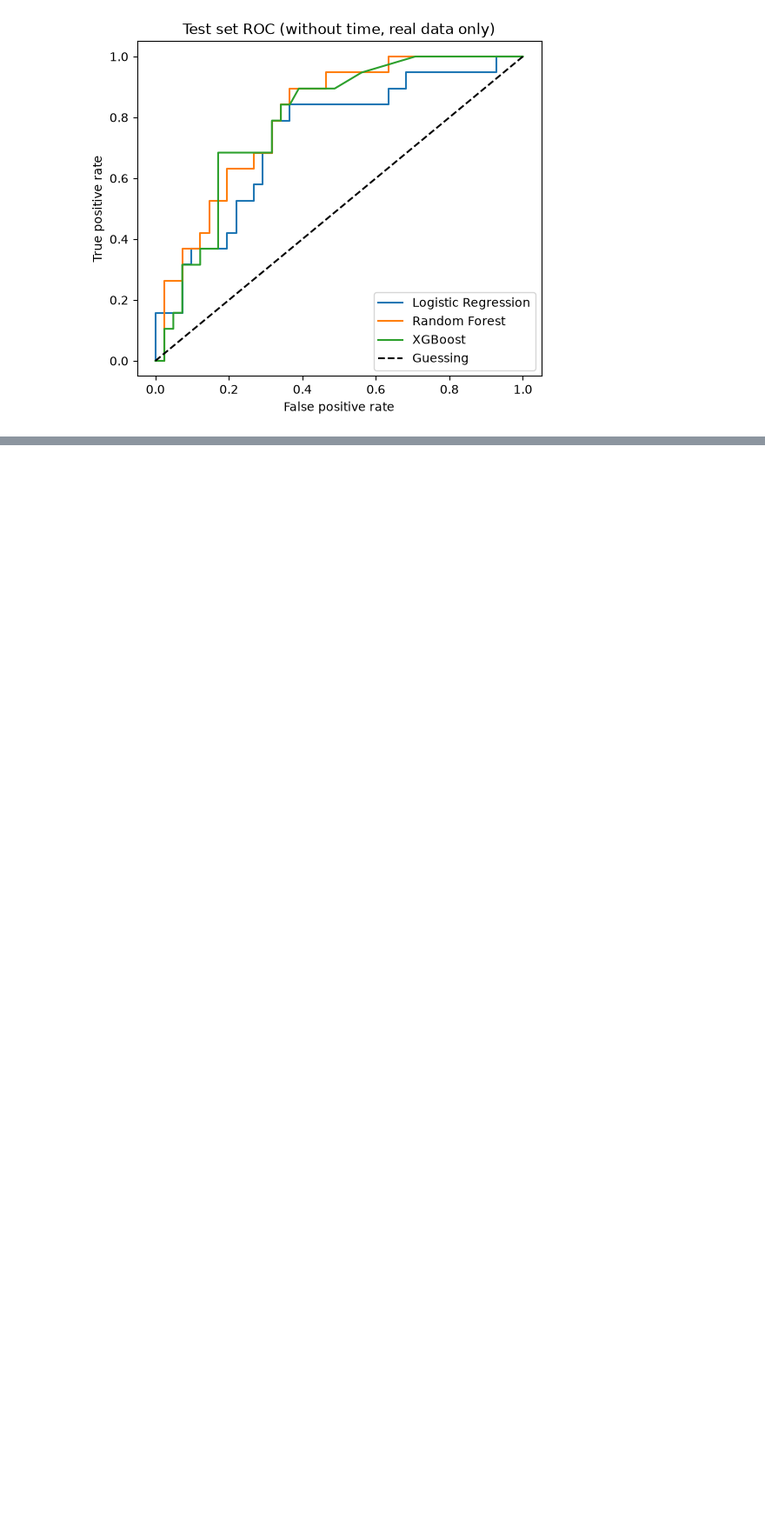
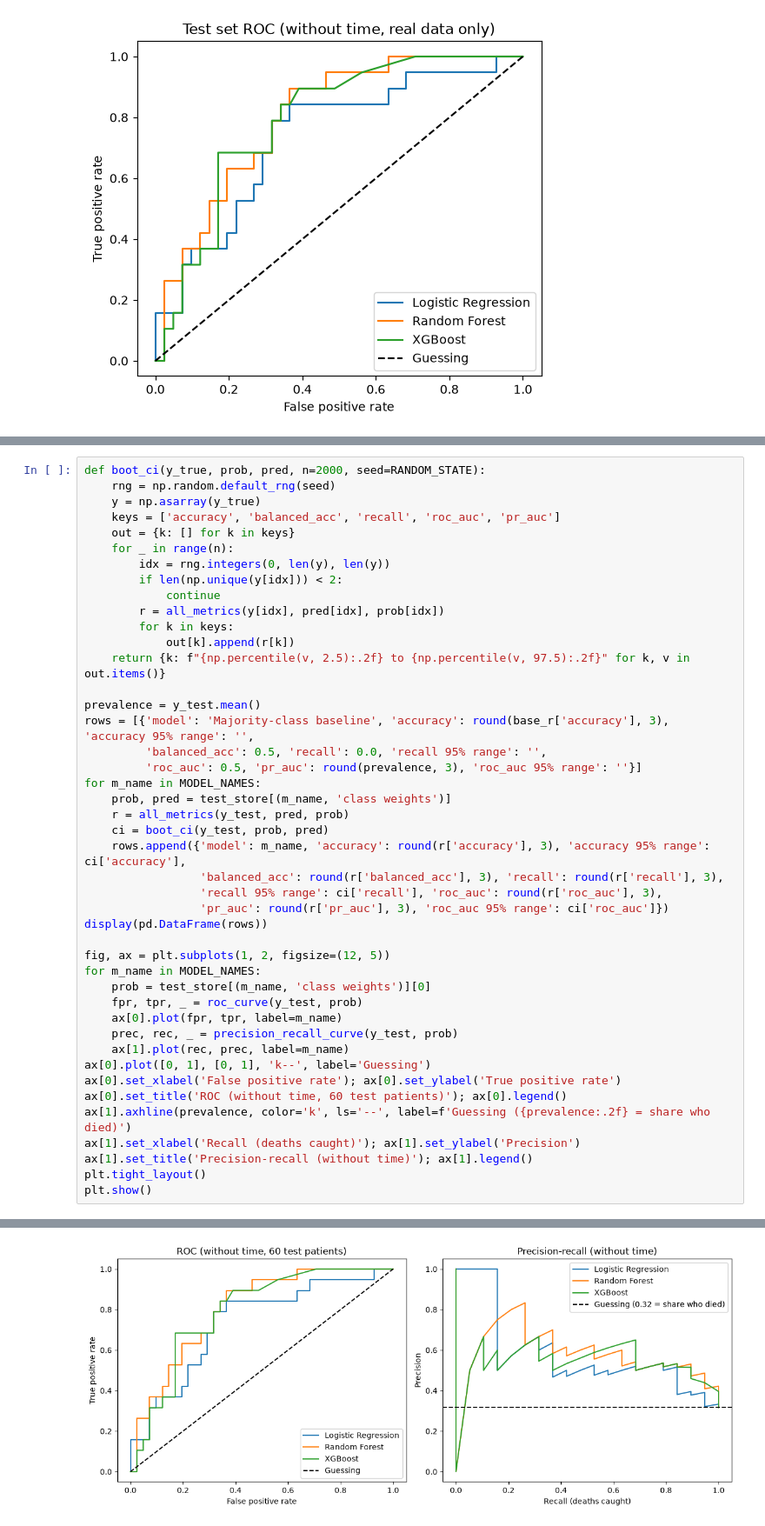
Before and after one commit to yosefstifanos/IS507-heart-failure, a Jupyter notebook: IS507_PROJECT.ipynb, the cells around one changed output, grey strips where cells are left out. Shown at 87% size. Saved outputs shown, nothing was run; the diff lists cells and outputs as text; blank space fills up the shorter version.

```diff
--- a/IS507_PROJECT.ipynb
+++ b/IS507_PROJECT.ipynb
@@ -575,0 +899,45 @@ plt.show()
+# %%
+def boot_ci(y_true, prob, pred, n=2000, seed=RANDOM_STATE):
+    rng = np.random.default_rng(seed)
+    y = np.asarray(y_true)
+    keys = ['accuracy', 'balanced_acc', 'recall', 'roc_auc', 'pr_auc']
+    out = {k: [] for k in keys}
+    for _ in range(n):
+        idx = rng.integers(0, len(y), len(y))
+        if len(np.unique(y[idx])) < 2:
+            continue
+        r = all_metrics(y[idx], pred[idx], prob[idx])
+        for k in keys:
+            out[k].append(r[k])
+    return {k: f"{np.percentile(v, 2.5):.2f} to {np.percentile(v, 97.5):.2f}" for k, v in out.items()}
+
+prevalence = y_test.mean()
+rows = [{'model': 'Majority-class baseline', 'accuracy': round(base_r['accuracy'], 3), 'accuracy 95% range': '',
+         'balanced_acc': 0.5, 'recall': 0.0, 'recall 95% range': '',
+         'roc_auc': 0.5, 'pr_auc': round(prevalence, 3), 'roc_auc 95% range': ''}]
+for m_name in MODEL_NAMES:
+    prob, pred = test_store[(m_name, 'class weights')]
+    r = all_metrics(y_test, pred, prob)
+    ci = boot_ci(y_test, prob, pred)
+    rows.append({'model': m_name, 'accuracy': round(r['accuracy'], 3), 'accuracy 95% range': ci['accuracy'],
+                 'balanced_acc': round(r['balanced_acc'], 3), 'recall': round(r['recall'], 3),
+                 'recall 95% range': ci['recall'], 'roc_auc': round(r['roc_auc'], 3),
+                 'pr_auc': round(r['pr_auc'], 3), 'roc_auc 95% range': ci['roc_auc']})
+display(pd.DataFrame(rows))
+
+fig, ax = plt.subplots(1, 2, figsize=(12, 5))
+for m_name in MODEL_NAMES:
+    prob = test_store[(m_name, 'class weights')][0]
+    fpr, tpr, _ = roc_curve(y_test, prob)
+    ax[0].plot(fpr, tpr, label=m_name)
+    prec, rec, _ = precision_recall_curve(y_test, prob)
+    ax[1].plot(rec, prec, label=m_name)
+ax[0].plot([0, 1], [0, 1], 'k--', label='Guessing')
+ax[0].set_xlabel('False positive rate'); ax[0].set_ylabel('True positive rate')
+ax[0].set_title('ROC (without time, 60 test patients)'); ax[0].legend()
+ax[1].axhline(prevalence, color='k', ls='--', label=f'Guessing ({prevalence:.2f} = share who died)')
+ax[1].set_xlabel('Recall (deaths caught)'); ax[1].set_ylabel('Precision')
+ax[1].set_title('Precision-recall (without time)'); ax[1].legend()
+plt.tight_layout()
+plt.show()
+# %% [output]
@@ -575,0 +949 @@ plt.show()
+[figure, added]
```
Also changed, not shown: parts of 25 cells of this notebook.
